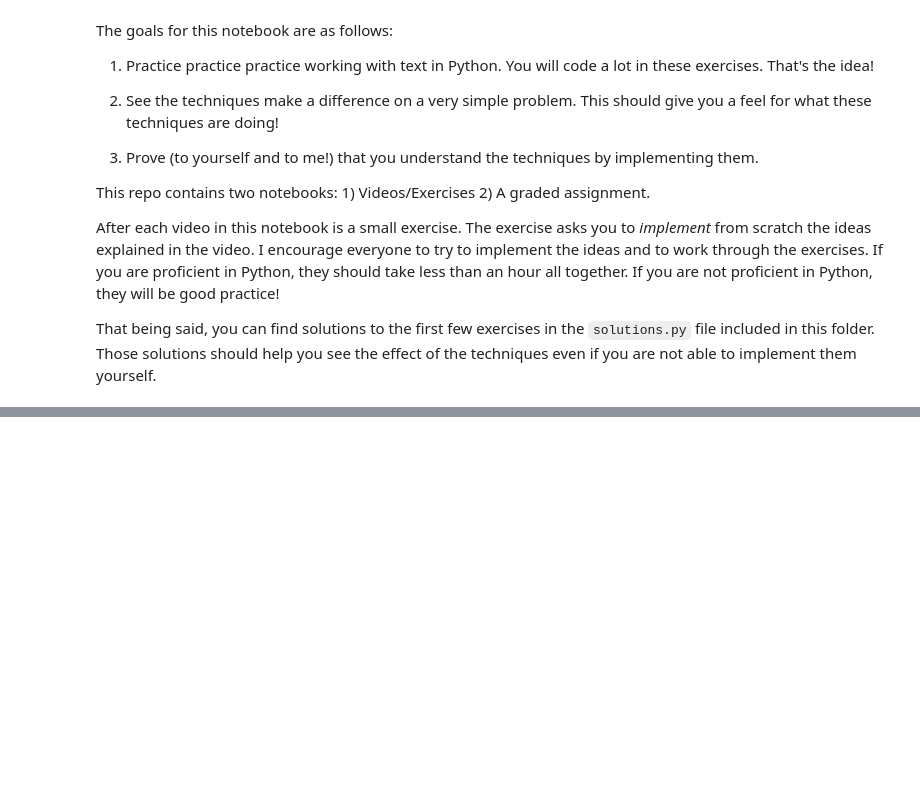
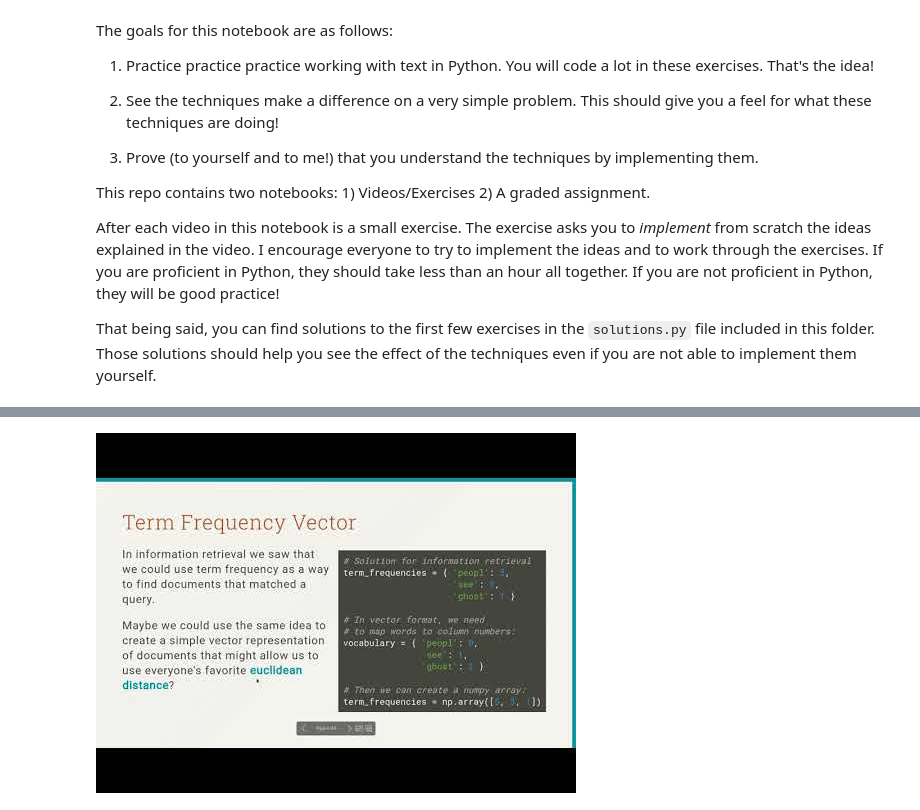
Before and after one commit to barcelonagse-datascience/text-mining-working-with-text, a Jupyter notebook: lecture.ipynb, the cells around one changed output, grey strips where cells are left out. Cells and saved outputs as stored; diff of their text form; code cells hidden in the pictures; blank space fills up the shorter version.

Commit message:
switched final video to alternate (5b)

```diff
--- a/lecture.ipynb
+++ b/lecture.ipynb
@@ -156,5 +156,5 @@ docs = ['"I dont believe people who see ghosts", said Mannie, before spitting in
 
 search(docs, 'People who see ghosts')
 # %%
-YouTubeVideo('SRiCPv8isck', width=640,height=360)
+YouTubeVideo('dSH_7SgLMME', width=640,height=360)
 # %% [output]
@@ -161,0 +161 @@ YouTubeVideo('SRiCPv8isck', width=640,height=360)
+[figure, added]
```
Also changed, not shown: parts of 5 cells of this notebook.
